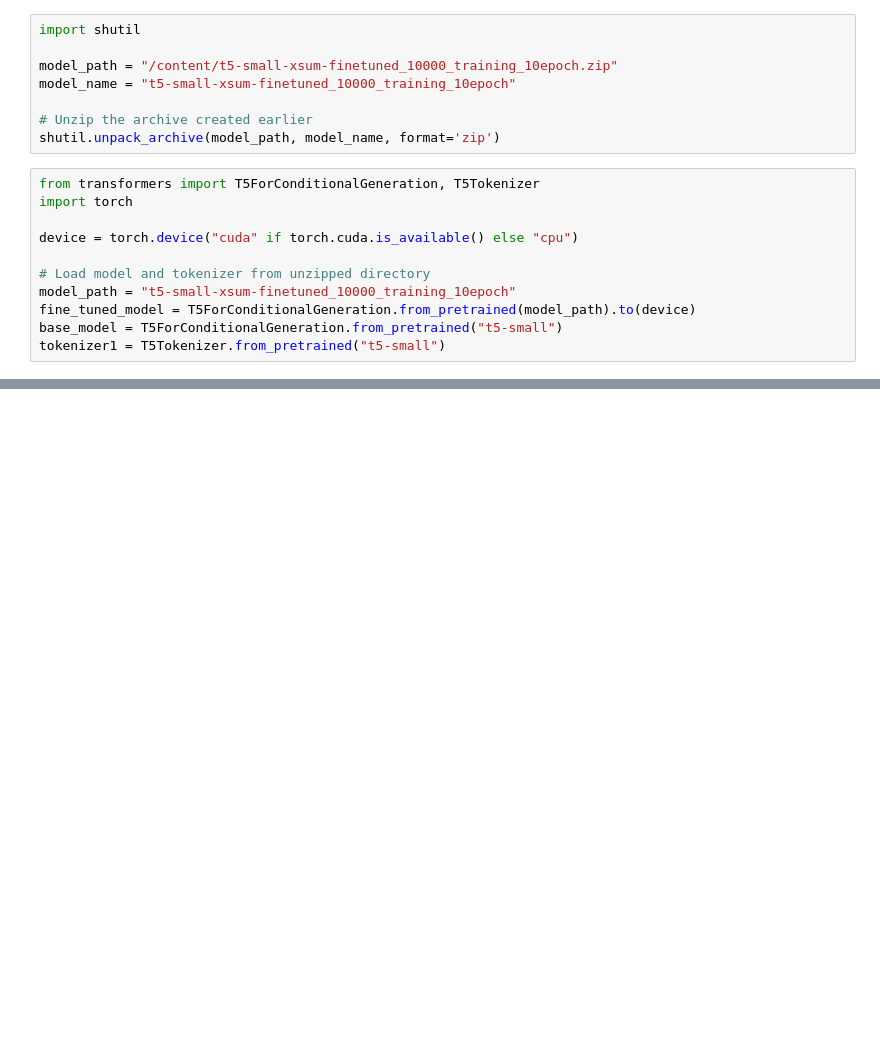
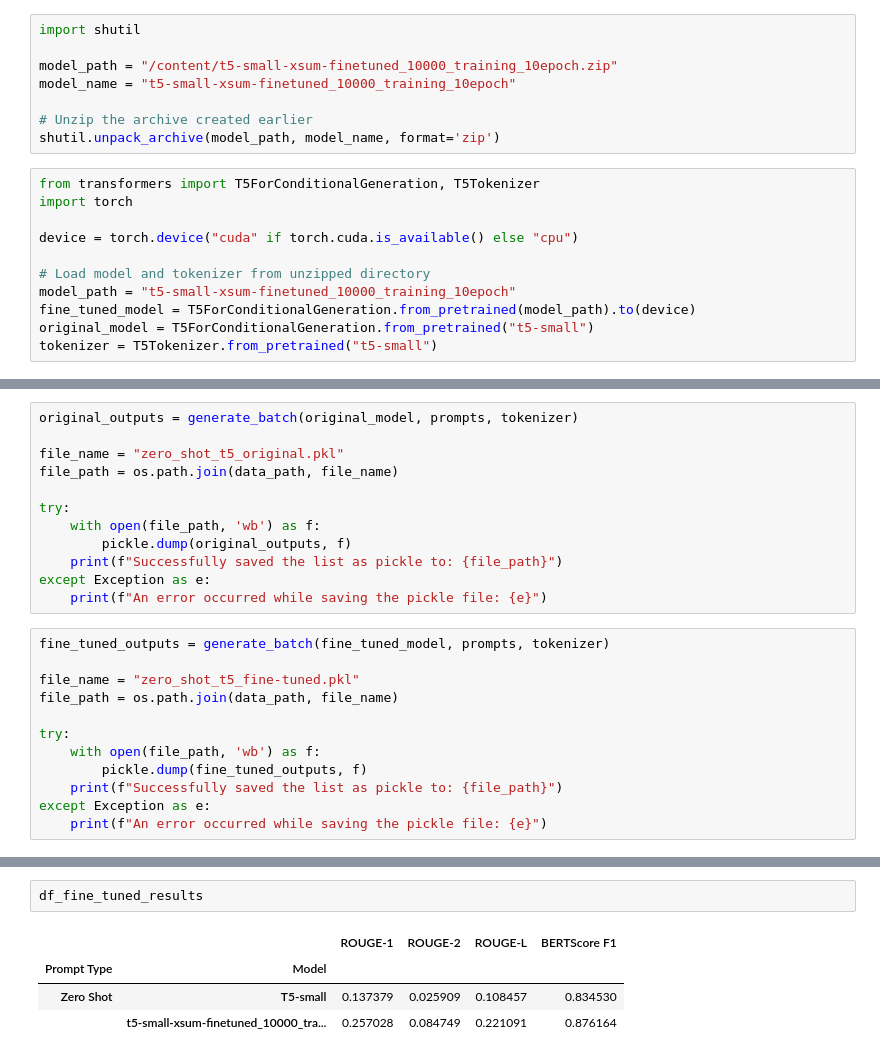
Before and after one commit to khalilvandian/NLP-Summarization, a Jupyter notebook: Evaluation.ipynb, the cells around one changed output, grey strips where cells are left out. Cells and saved outputs as stored; diff of their text form; blank space fills up the shorter version.

Commit message:
tidied up for easier use on new models - added t5 fine-tuned eval

```diff
--- a/Evaluation.ipynb
+++ b/Evaluation.ipynb
@@ -301,5 +301,5 @@ device = torch.device("cuda" if torch.cuda.is_available() else "cpu")
 # Load model and tokenizer from unzipped directory
 model_path = "t5-small-xsum-finetuned_10000_training_10epoch"
 fine_tuned_model = T5ForConditionalGeneration.from_pretrained(model_path).to(device)
-base_model = T5ForConditionalGeneration.from_pretrained("t5-small")
-tokenizer1 = T5Tokenizer.from_pretrained("t5-small")
+original_model = T5ForConditionalGeneration.from_pretrained("t5-small")
+tokenizer = T5Tokenizer.from_pretrained("t5-small")
@@ -323,0 +322,24 @@ fine_tuned_outputs = generate_batch(fine_tuned_model, prompts)
+# %%
+original_outputs = generate_batch(original_model, prompts, tokenizer)
+
+file_name = "zero_shot_t5_original.pkl"
+file_path = os.path.join(data_path, file_name)
+
+try:
+    with open(file_path, 'wb') as f:
+        pickle.dump(original_outputs, f)
+    print(f"Successfully saved the list as pickle to: {file_path}")
+except Exception as e:
+    print(f"An error occurred while saving the pickle file: {e}")
+# %%
+fine_tuned_outputs = generate_batch(fine_tuned_model, prompts, tokenizer)
+
+file_name = "zero_shot_t5_fine-tuned.pkl"
+file_path = os.path.join(data_path, file_name)
+
+try:
+    with open(file_path, 'wb') as f:
+        pickle.dump(fine_tuned_outputs, f)
+    print(f"Successfully saved the list as pickle to: {file_path}")
+except Exception as e:
+    print(f"An error occurred while saving the pickle file: {e}")
@@ -323,0 +429,7 @@ fine_tuned_outputs = generate_batch(fine_tuned_model, prompts)
+# %%
+df_fine_tuned_results
+# %% [output]
+|  |  | ROUGE-1 | ROUGE-2 | ROUGE-L | BERTScore F1 |
+| Prompt Type | Model |  |  |  |  |
+| Zero Shot | T5-small | 0.137379 | 0.025909 | 0.108457 | 0.834530 |
+|  | t5-small-xsum-finetuned_10000_tra... | 0.257028 | 0.084749 | 0.221091 | 0.876164 |
```
Also changed, not shown: parts of 9 cells of this notebook.
